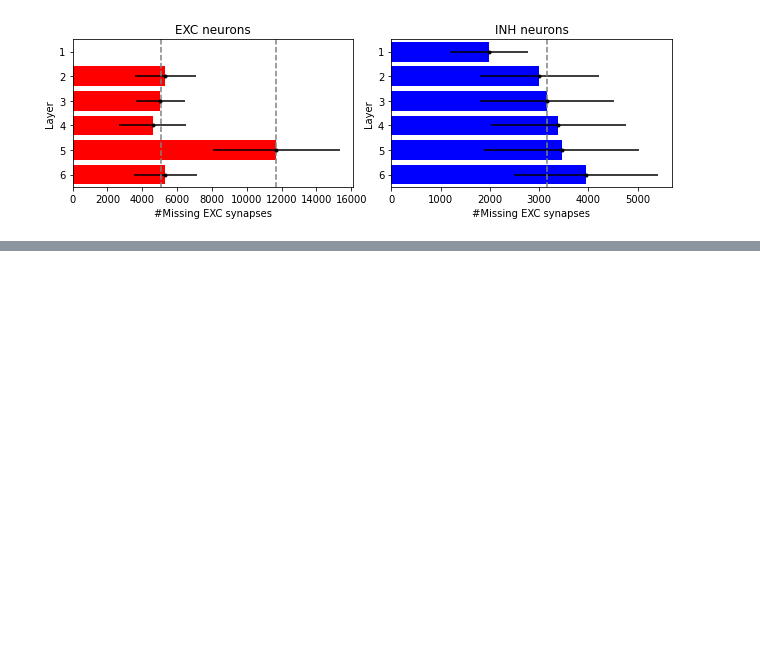
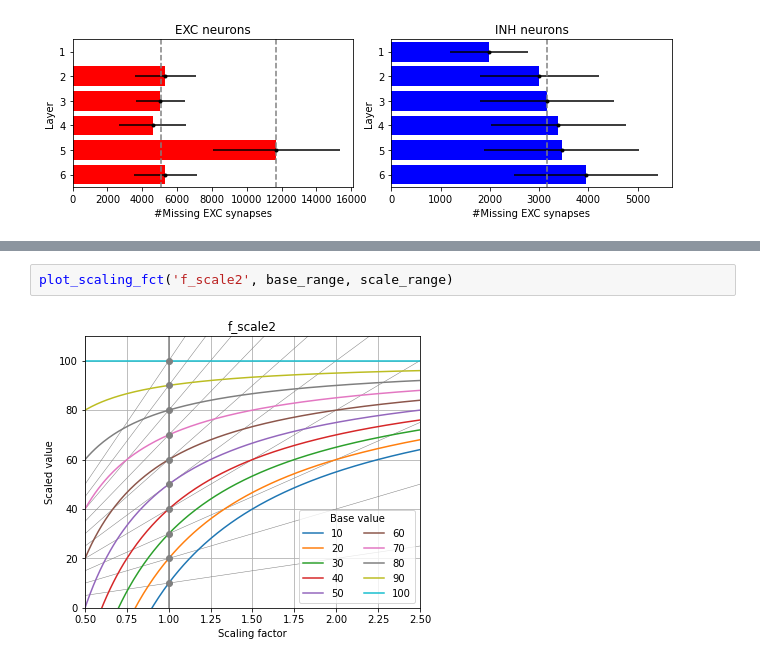
Before and after one commit to BlueBrain/dendritic_synapse_density, a Jupyter notebook: notebooks/MissingSynapses.ipynb, the cells around one changed output, grey strips where cells are left out. Drawn from its saved outputs; the diff is of its cells as text; blank space fills up the shorter version.

```diff
--- a/notebooks/MissingSynapses.ipynb
+++ b/notebooks/MissingSynapses.ipynb
@@ -119,0 +168,4 @@ plt.tight_layout()
+# %%
+plot_scaling_fct('f_scale2', base_range, scale_range)
+# %% [output]
+[figure, added]
```
Also changed, not shown: parts of 9 cells of this notebook.
